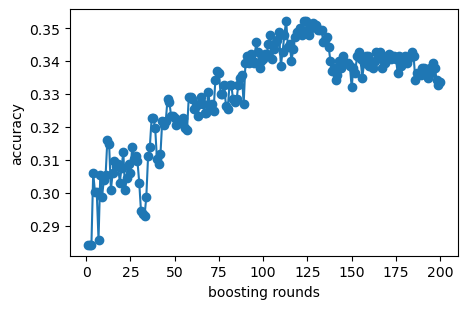
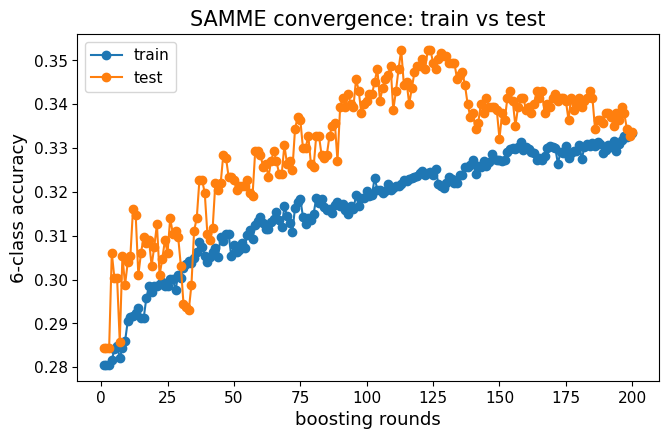
Unified diff of the notebook cell whose output changed from the first chart to the second:
--- before
+++ after
@@ -1,3 +1,13 @@
-scores = keep['model'].staged_score(keep['Xte'], keep['yte'])
-plot_staged_accuracy(scores); save_fig('hyperparam_samme'); plt.show()
-print(f'peak at round {int(np.argmax(scores))+1}: acc={max(scores):.3f} (200 may slightly overfit)')
+# convergence: train vs test accuracy after each boosting round (the overfitting picture)
+Xtr0, ytr0 = keep['ds'].X_train.values, keep['ds'].y_train.values
+test_scores = keep['model'].staged_score(keep['Xte'], keep['yte'])
+train_scores = keep['model'].staged_score(Xtr0, ytr0)
+fig, ax = plt.subplots(figsize=(7.5, 4.5))
+plot_staged_accuracy(train_scores, ax=ax, label='train')
+plot_staged_accuracy(test_scores, ax=ax, label='test')
+ax.set_ylabel('6-class accuracy'); ax.set_title('SAMME convergence: train vs test')
+save_fig('hyperparam_samme'); plt.show()
+peak = int(np.argmax(test_scores)) + 1
+print(f'test peak at round {peak}: acc={max(test_scores):.3f}')
+print(f'final round 200: train={train_scores[-1]:.3f}  test={test_scores[-1]:.3f}  '
+      f'(train-test gap {train_scores[-1]-test_scores[-1]:+.3f} = mild overfitting past the peak)')

Commit: adding more interpretations, adding aucroc f1, fixing some plots, adding future work